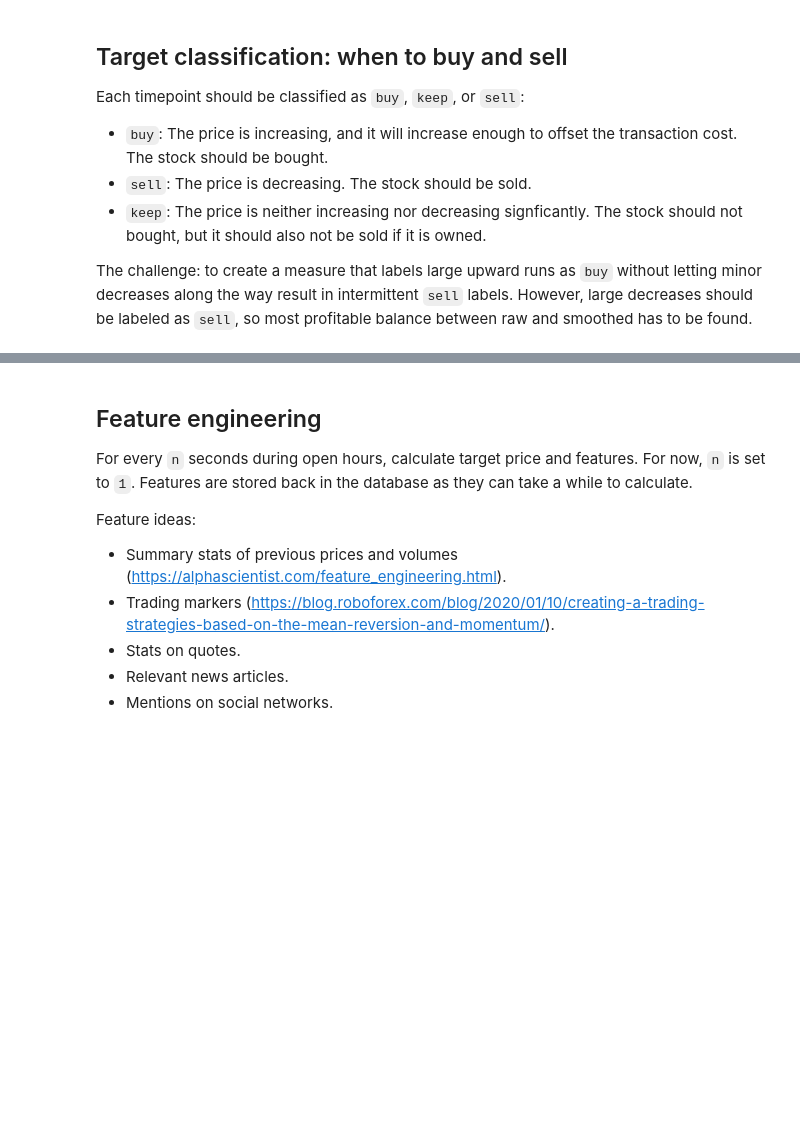
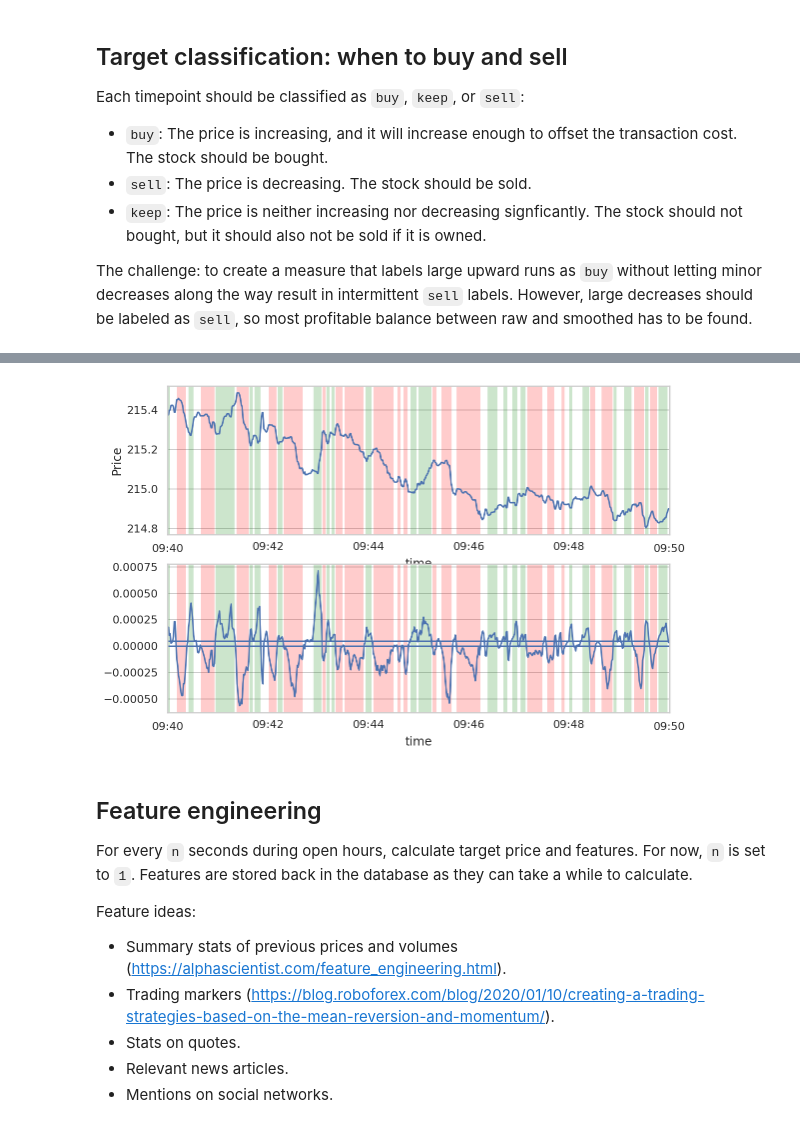
Before and after one commit to dwitvliet/project-stock-trading, a Jupyter notebook: stock_prediction.ipynb, the cells around one changed output, grey strips where cells are left out. Drawn from its saved outputs; the diff is of its cells as text; code cells hidden in the pictures; blank space fills up the shorter version.

Commit message:
Moved buy-sell analysis from the sandbox to the main notebook

```diff
--- a/stock_prediction.ipynb
+++ b/stock_prediction.ipynb
@@ -133,16 +135,16 @@ trades = data.get_trades('MSFT', '2020-12-07')
 
 time_window = '1s' #'100ms'
 grouper = pd.Grouper(key='time', freq=time_window)
-price_per_second = trades.groupby(grouper)['price'].agg(['mean', 'count']) \
+price = trades.groupby(grouper)['price'].agg(['mean', 'count']) \
     .between_time('9:30', '16:00', include_end=False)
 
 fig, axes = plt.subplots(3, 1, figsize=(9, 9))
-price_per_second['mean'].plot.line(ax=axes[0], ylabel='Price')
+price['mean'].plot.line(ax=axes[0], ylabel='Price')
 
-window1 = price_per_second.between_time('11:10', '11:40')
+window1 = price.between_time('11:10', '11:40')
 window1['mean'].plot.line(ax=axes[1], ylabel='Price')
 
-window2 = price_per_second.between_time('11:21', '11:23')
+window2 = price.between_time('11:21', '11:23')
 window2['mean'].plot.line(ax=axes[2], ylabel='Price')
 axes[2].xaxis.set_major_locator(mpl.ticker.MultipleLocator(base=1.0))
 
@@ -150,7 +152,7 @@ for ax in axes:
     ax.axvspan(*window1.index[[0, -1]], alpha=0.2, lw=0)
     ax.axvspan(*window2.index[[0, -1]], color='red', alpha=0.1, lw=0)
 
-print('Average trades per second:', price_per_second['count'].mean())
+print('Average trades per second:', price['count'].mean())
 # %% [output]
 Average trades per second: 8.97371794871795
 [figure]
@@ -213,0 +171,71 @@ api.get_daily_quotes('MSFT', '2020-12-14')
+# %%
+periods_to_smooth_price = 3
+
+periods_in_future_to_predict = 10
+periods_to_smooth_future_by = 10
+
+buy_threshold = 5e-5
+sell_threshold = 0
+
+min_hold_periods = 5
+
+
+trades = data.get_trades('MSFT', '2020-12-07')
+
+# Calculate price per second.
+price = descriptive_stats.weighted_mean(
+    trades, 'price', weights='volume', groupby=pd.Grouper(key='time', freq='1S')
+) \
+    .fillna(method='ffill') \
+    .between_time('9:30', '16:00', include_end=False) \
+    .to_frame()
+
+# Calculate future price change.
+price['price'] = price['price'].rolling(periods_to_smooth_price).median()
+price['smoothed'] = price['price'].rolling(periods_to_smooth_future_by).mean()
+price['future_price'] = price['smoothed'].shift(-periods_in_future_to_predict)
+price['future_increase'] = (price['future_price']-price['price'])/price['price']
+
+# Label action based in future price change.
+price['prediction'] = 'keep'
+price.loc[price['future_increase'] < sell_threshold, 'prediction'] = 'sell'
+price.loc[price['future_increase'] > buy_threshold, 'prediction'] = 'buy'
+
+# Don't perform action if it will be reversed within a short time.
+prediction_runs = price['prediction'].groupby(
+    (price['prediction'].shift() != price['prediction']).cumsum()
+)
+small_fluctuations = prediction_runs.transform('count') < min_hold_periods
+price.loc[small_fluctuations, 'prediction'] = 'keep'
+
+
+
+price = price.between_time('9:40', '9:50')
+
+
+
+performance_metrics.profits(price)
+
+
+
+
+
+fig, axes = plt.subplots(2, 1, figsize=(9, 6))
+
+price['price'].plot.line(ax=axes[0], ylabel='Price')
+price['future_increase'].plot.line(ax=axes[1])
+axes[1].axhline(buy_threshold)
+axes[1].axhline(sell_threshold)
+prediction_runs = price['prediction'].groupby(
+    (price['prediction'].shift() != price['prediction']).cumsum()
+)
+predictions = prediction_runs.head(1)
+pred_starts = prediction_runs.head(1).index
+pred_ends = prediction_runs.tail(1).index
+for prediction, start, end in zip(predictions, pred_starts, pred_ends):
+    for ax in axes:
+        if prediction == 'buy':
+            ax.axvspan(start, end, color='green', alpha=0.2, lw=0)
+        if prediction == 'sell':
+            ax.axvspan(start, end, color='red', alpha=0.2, lw=0)
+# %% [output]
@@ -214,3 +245,4 @@ api.get_daily_quotes('MSFT', '2020-12-14')
+[figure, added]
 # %% [markdown]
 ## Feature engineering
 
```
Also changed, not shown: parts of 6 cells of this notebook, 1 other file.
